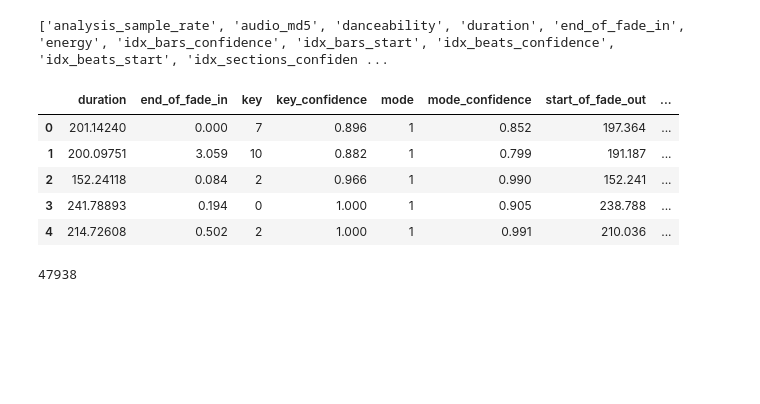
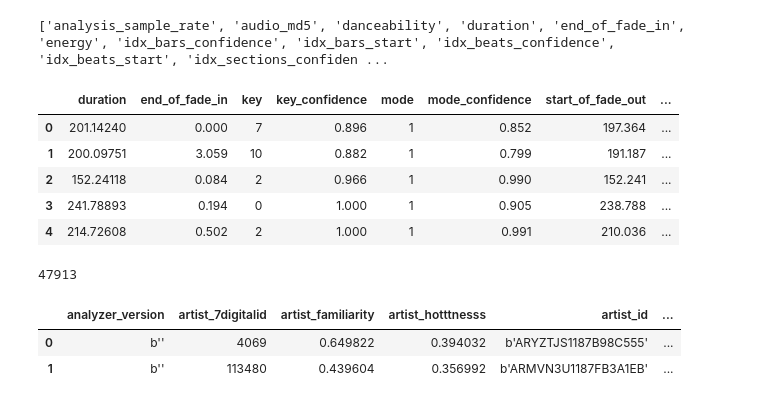
Before and after one commit to damilo/keyestcnn, a Jupyter notebook: 00.hlp/msd/msd.ipynb, the cells around one changed output. Cells and saved outputs as stored; diff of their text form; code cells hidden in the pictures; blank space fills up the shorter version.

```diff
--- a/00.hlp/msd/msd.ipynb
+++ b/00.hlp/msd/msd.ipynb
@@ -203,10 +227,10 @@ keep_cols = ['duration', 'end_of_fade_in', 'key', 'key_confidence',
              'mode', 'mode_confidence', 'start_of_fade_out', 'tempo',
              'track_id', 'song_id', 'artist_name', 'song_title']
 
-songs_conf_tracks_filt = songs_conf_tracks.filter (items=keep_cols, axis=1)
+songs_conf_tracks_un_filt = songs_conf_tracks_un.filter (items=keep_cols, axis=1)
 
-display (songs_conf_tracks_filt.head ())
-print (len (songs_conf_tracks_filt))
+display (songs_conf_tracks_un_filt.head ())
+print (len (songs_conf_tracks_un_filt))
 # %% [output]
 |  | duration | end_of_fade_in | key | key_confidence | mode | mode_confidence | start_of_fade_out | ... |
 | 0 | 201.14240 | 0.000 | 7 | 0.896 | 1 | 0.852 | 197.364 | ... |
@@ -214,6 +238,6 @@ print (len (songs_conf_tracks_filt))
 | 2 | 152.24118 | 0.084 | 2 | 0.966 | 1 | 0.990 | 152.241 | ... |
 | 3 | 241.78893 | 0.194 | 0 | 1.000 | 1 | 0.905 | 238.788 | ... |
 | 4 | 214.72608 | 0.502 | 2 | 1.000 | 1 | 0.991 | 210.036 | ... |
-47938
+47913
 # %%
 # save the stuff (so we don't have to do all the above stuff again)
@@ -220,0 +245,30 @@ songs_conf_tracks_filt.to_csv ('songs_conf=75_tracks_filt.csv')
+# %%
+# [2018.08.12] - read metadata table to get genre of songs
+# genre will be used for choosing different songs for each key-mode pair
+import os
+import numpy as np
+import tables as pt
+
+file_name = os.path.join ('src', 'msd_summary_file.h5')
+h5_file = pt.open_file (file_name, mode='r')
+
+metadata_table = h5_file.get_node ('/metadata/songs')
+msd_metadata = metadata_table.read ()
+metadata_table_colnames = metadata_table.colnames
+
+h5_file.close ()
+# %%
+import pandas as pd
+from IPython.display import display
+
+msd_metadata_df = pd.DataFrame (msd_metadata, columns=metadata_table_colnames)
+
+if isinstance (msd_metadata_df['genre'].values[0], bytes):
+    msd_metadata_df['genre'] = msd_metadata_df['genre'].map (lambda x: x.decode())
+    msd_metadata_df['song_id'] = msd_metadata_df['song_id'].map (lambda x: x.decode())
+# %%
+display (msd_metadata_df.head (2))
+# %% [output]
+|  | analyzer_version | artist_7digitalid | artist_familiarity | artist_hotttnesss | artist_id | ... |
+| 0 | b'' | 4069 | 0.649822 | 0.394032 | b'ARYZTJS1187B98C555' | ... |
+| 1 | b'' | 113480 | 0.439604 | 0.356992 | b'ARMVN3U1187FB3A1EB' | ... |
```
Also changed, not shown: parts of 15 cells of this notebook, 2 other files.
